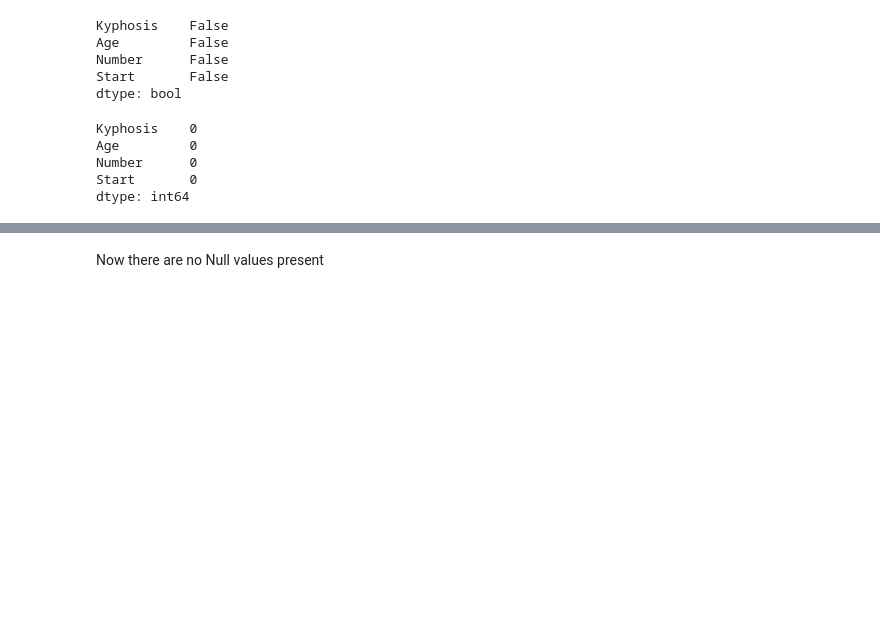
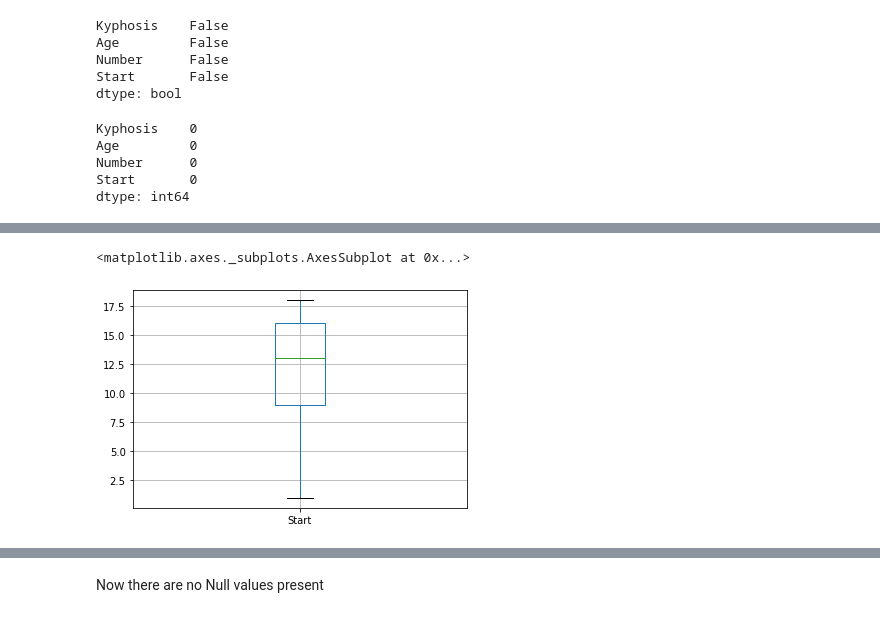
Before and after one commit to arindamdeyofficial/vertebraeSurgeryRiskFactor, a Jupyter notebook: Group307_kyphosis.ipynb, the cells around one changed output, grey strips where cells are left out. Saved outputs shown, nothing was run; the diff lists cells and outputs as text; code cells hidden in the pictures; blank space fills up the shorter version.

```diff
--- a/Group307_kyphosis.ipynb
+++ b/Group307_kyphosis.ipynb
@@ -155,0 +157,5 @@ dtype: int64
+# %%
+df.boxplot(column=['Start'])
+# %% [output]
+<matplotlib.axes._subplots.AxesSubplot at 0x...>
+[figure, added]
```
Also changed, not shown: parts of 7 cells of this notebook.
